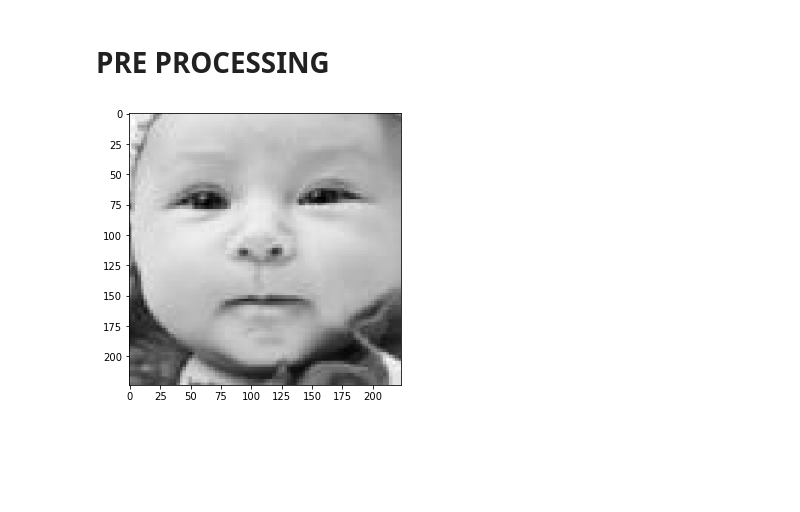
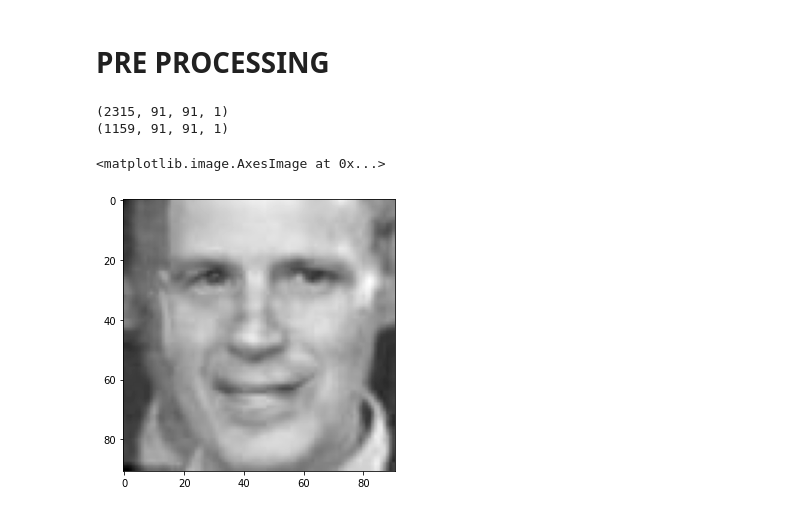
Before and after one commit to HissaanAli/AgePrediction, a Jupyter notebook: Untitled.ipynb, the cells around one changed output. Saved outputs shown, nothing was run; the diff lists cells and outputs as text; code cells hidden in the pictures; blank space fills up the shorter version.

```diff
--- a/Untitled.ipynb
+++ b/Untitled.ipynb
@@ -110,7 +110,8 @@ def get_xy(path):
     for file in file_names:
         item = Item(path+file)
         items.append(item)
-    x = np.array([resize(gray_to_rgb(item.get_image())) for item in items])
+    #x = np.array([resize(gray_to_rgb(item.get_image())) for item in items])
+    x = np.array([item.get_image().flatten() for item in items])
     y = np.array([item.get_age() for item in items])
     return x, y
 # %%
@@ -135,10 +136,25 @@ def normalize(x):
 x_train = normalize(x_train)
 x_val = normalize(x_val)
 x_test = normalize(x_test)
-# %%
-imshow(x_val[100])
-# %% [output]
-[figure, removed]
+# %%
+from imblearn.over_sampling import SMOTE
+sm = SMOTE(random_state=42, k_neighbors = 4)
+x_train_new, y_train_new = sm.fit_resample(x_train, y_train)
+x_train_new = np.array([x.reshape(-1,1).reshape(91,91, 1) for x in x_train_new])
+# %%
+x_val = x_val.reshape(x_val.shape[0], 91, 91,1)
+x_test = x_test.reshape(x_test.shape[0], 91, 91,1)
+print(x_val.shape)
+print(x_test.shape)
+# %% [output]
+(2315, 91, 91, 1)
+(1159, 91, 91, 1)
+# %%
+import random as r
+plt.imshow(x_train_new[r.randint(1,40000)].reshape(91,91), cmap = 'gray')
+# %% [output]
+<matplotlib.image.AxesImage at 0x...>
+[figure, added]
 # %%
 from tensorflow.keras.applications import ResNet50
 
```
Also changed, not shown: parts of 20 cells of this notebook, 1 other file.
